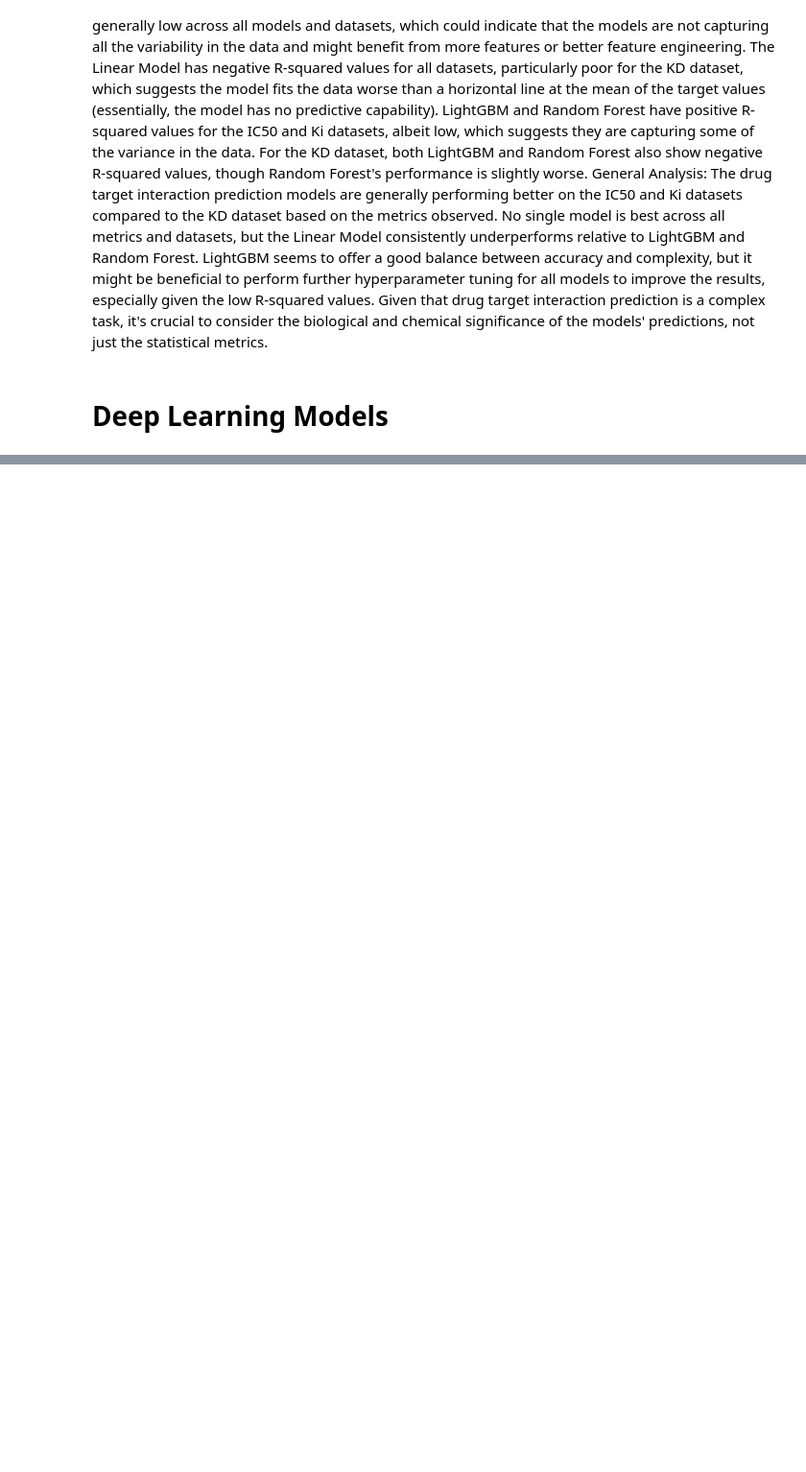
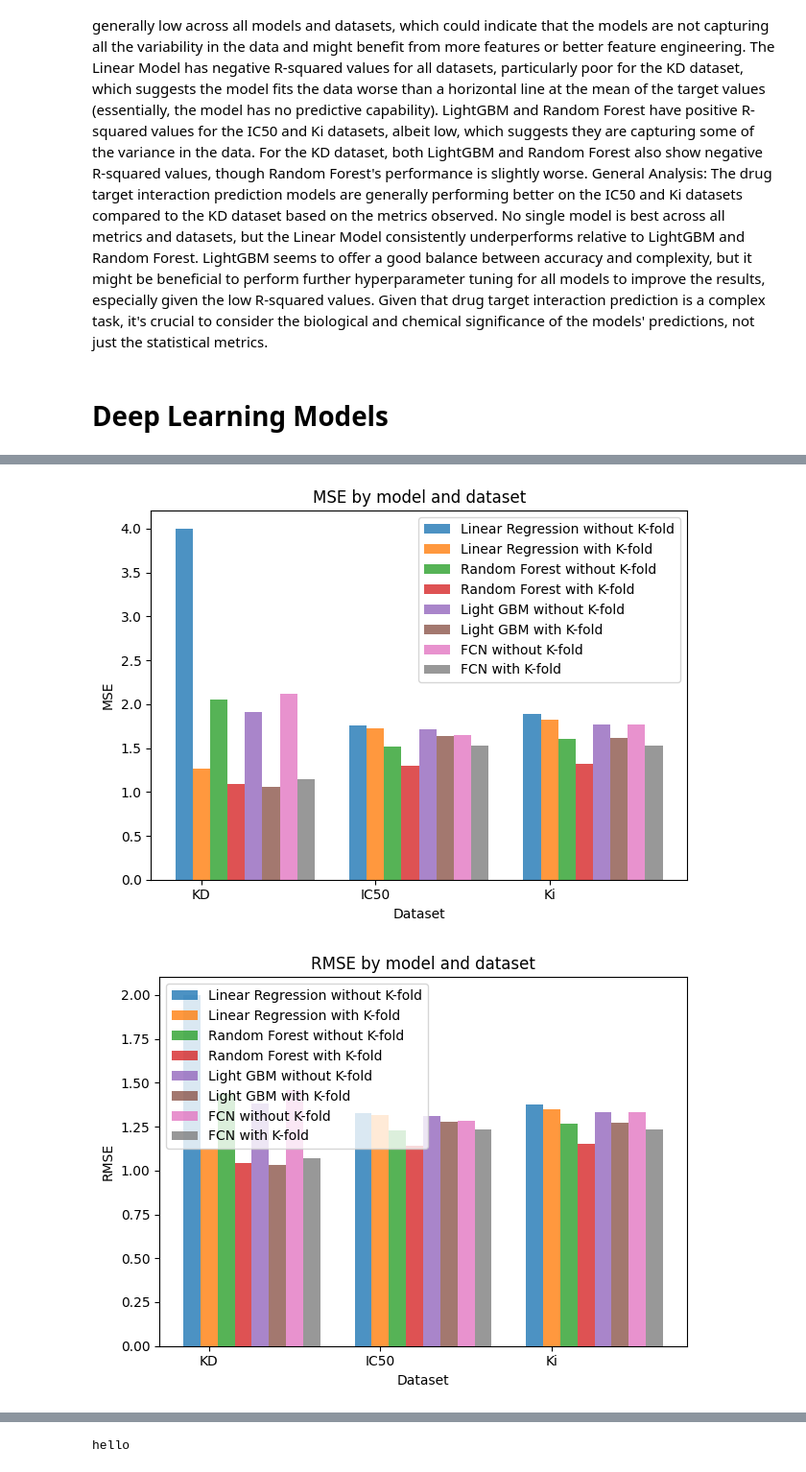
Before and after one commit to AshishSara/DrugTargetInteractionDomainGeneralization, a Jupyter notebook: MainDTI.ipynb, the cells around one changed output, grey strips where cells are left out. Shown at 96% size. Drawn from its saved outputs; the diff is of its cells as text; code cells hidden in the pictures; blank space fills up the shorter version.

```diff
--- a/MainDTI.ipynb
+++ b/MainDTI.ipynb
@@ -1238,0 +1584,69 @@ plt.show()
+# %%
+import matplotlib.pyplot as plt
+import numpy as np
+
+# Data preparation
+models = ["Linear Regression", "Random Forest", "Light GBM", "FCN"]
+conditions = [" without K-fold", " with K-fold"]
+datasets = ["KD", "IC50", "Ki"]
+
+
+# Metrics for each model, condition, and dataset
+# The order is: LR without k-fold, LR with k-fold, RF without k-fold, RF with k-fold, LGBM without k-fold, LGBM with k-fold, FCN without k-fold, FCN with k-fold for each dataset
+metrics = {
+    'MSE': {
+        'KD': [4.0039, 1.2626, 2.0583, 1.0912, 1.9149, 1.0599, 2.1214, 1.1458],
+        'IC50': [1.7578, 1.7293, 1.5145, 1.3023, 1.7140, 1.6359, 1.6525, 1.5252],
+        'Ki': [1.8903, 1.8227, 1.6035, 1.3249, 1.7719, 1.6164, 1.7714, 1.5298]
+    },
+    'RMSE': {
+        'KD': [2.0010, 1.1235, 1.4347, 1.0444, 1.3838, 1.0293, 1.4565, 1.0683],
+        'IC50': [1.3258, 1.3150, 1.2306, 1.1412, 1.3092, 1.2790, 1.2855, 1.2346],
+        'Ki': [1.3749, 1.3501, 1.2663, 1.1510, 1.3311, 1.2714, 1.3310, 1.2360]
+    },
+    'MAE': {
+        'KD': [1.6522, 0.7716, 1.2527, 0.7067, 1.2054, 0.7062, 1.1622, 0.7875],
+        'IC50': [1.0866, 1.0771, 1.0003, 0.8851, 1.0772, 1.0508, 1.0500, 0.9986],
+        'Ki': [1.1277, 1.1080, 1.0303, 0.9028, 1.0965, 1.0464, 1.0809, 0.9992]
+    },
+    'R-squared': {
+        'KD': [-1.6411, 0.3086, -0.3577, 0.4027, -0.2632, 0.4198, -0.3993, 0.3723],
+        'IC50': [0.1788, 0.1932, 0.2924, 0.3924, 0.1992, 0.2367, 0.2280, 0.2884],
+        'Ki': [0.1351, 0.1775, 0.2663, 0.4021, 0.1893, 0.2706, 0.1895, 0.3098]
+    },
+    'PCC': {
+        'KD': [0.1310, 0.5700, 0.2578, 0.6347, 0.2912, 0.6481, 0.2764, 0.6358],
+        'IC50': [0.4234, 0.4396, 0.5461, 0.6265, 0.4471, 0.4916, 0.4887, 0.5455],
+        'Ki': [0.3736, 0.4217, 0.5246, 0.6350, 0.4387, 0.5348, 0.4455, 0.5750]
+    }
+}
+# Plotting function
+def plot_metric(metric_name):
+    n_groups = len(datasets)
+    fig, ax = plt.subplots()
+    index = np.arange(n_groups)
+    bar_width = 0.1
+    opacity = 0.8
+
+    for i, model in enumerate(models):
+        for j, condition in enumerate(conditions):
+            metric_values = [metrics[metric_name][dataset][i * 2 + j] for dataset in datasets]
+            plt.bar(index + bar_width * (i * 2 + j), metric_values, bar_width,
+                    alpha=opacity,
+                    label=f'{model}{condition}')
+
+    plt.xlabel('Dataset')
+    plt.ylabel(metric_name)
+    plt.title(f'{metric_name} by model and dataset')
+    plt.xticks(index + bar_width, datasets)
+    plt.legend()
+
+    plt.tight_layout()
+    plt.show()
+
+# Plot for each metric
+for metric in ['MSE', 'RMSE', 'MAE', 'R-squared', 'PCC']:  # Assuming 'PCC' stands for Pearson Correlation Coefficient
+    plot_metric(metric)
+# %% [output]
+[figure, added]
+[figure, added]
@@ -1238,0 +1656,4 @@ plt.show()
+# %%
+print("hello")
+# %% [output]
+hello
```
Also changed, not shown: parts of 21 cells of this notebook.
